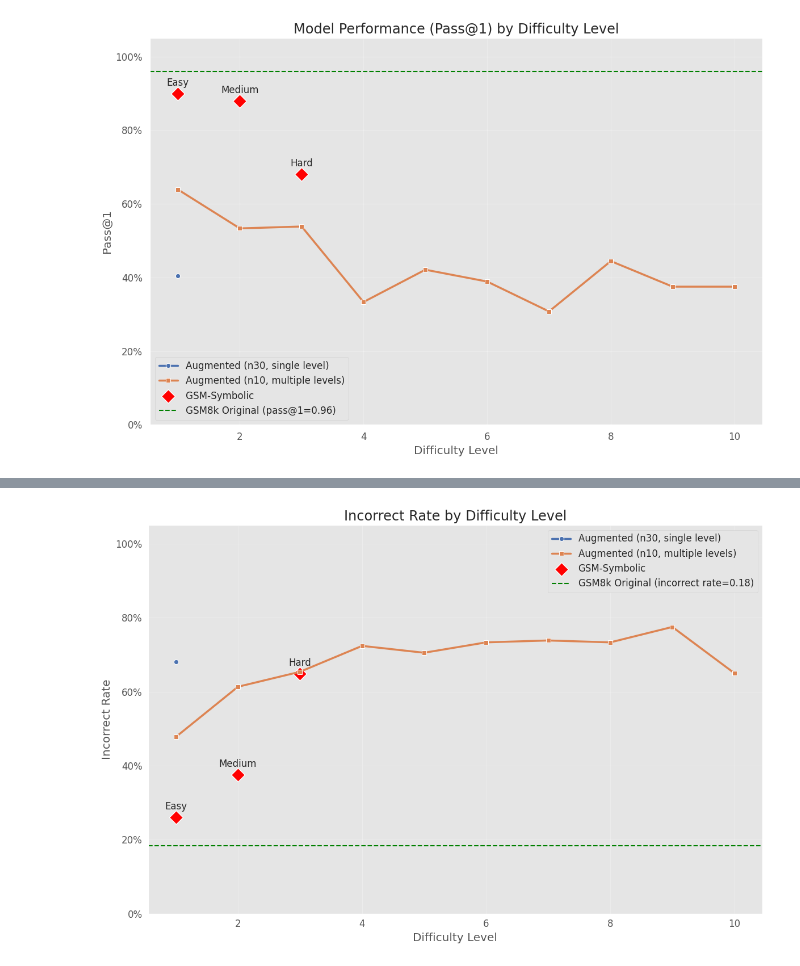
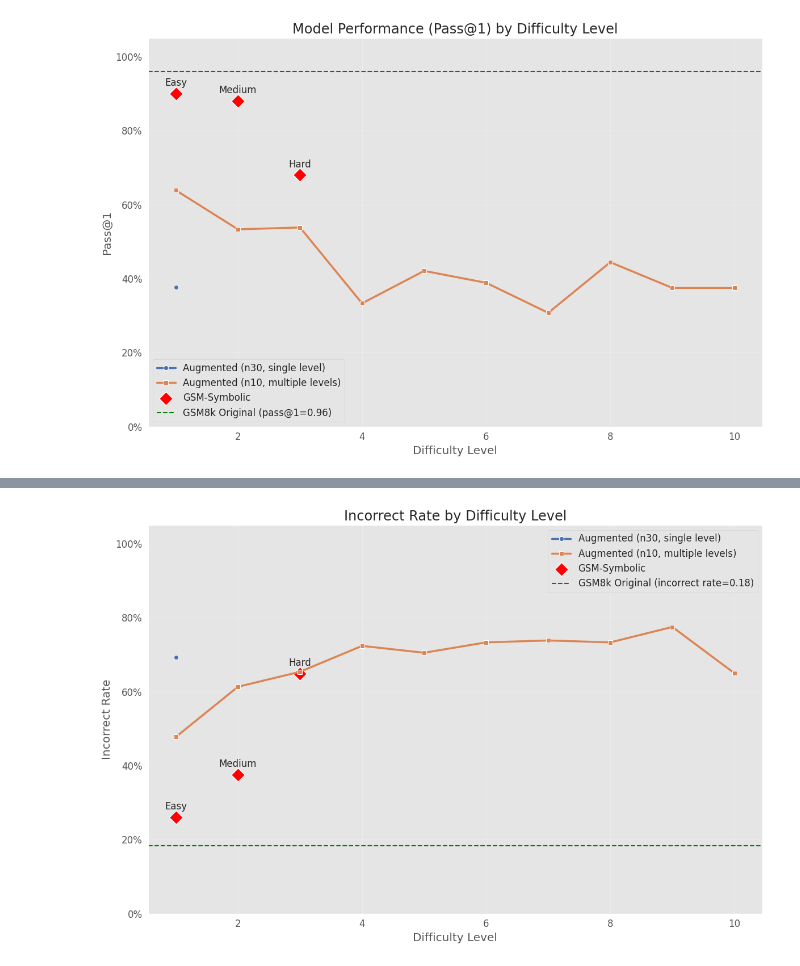
Before and after one commit to mannesm/complex-task-gen, a Jupyter notebook: actual_project/pipelines/eval/augmentation_evaluation.ipynb, the cells around one changed output, grey strips where cells are left out. Cells and saved outputs as stored; diff of their text form; code cells hidden in the pictures.

```diff
--- a/actual_project/pipelines/eval/augmentation_evaluation.ipynb
+++ b/actual_project/pipelines/eval/augmentation_evaluation.ipynb
@@ -0,0 +1,38 @@
+# %%
+# Load all datasets
+file_paths = [
+    '/gpfs/home6/mmokkenstorm/augmented_datasets/n30/augmented_best_eval_result_len_42.csv',
+    '/gpfs/home6/mmokkenstorm/augmented_datasets/n10_gsm8k_eval/augmented_best_eval_result_len_188.csv',
+    '/gpfs/home6/mmokkenstorm/augmented_datasets/n30/selected_easy_eval_result_len_50.csv',
+    '/gpfs/home6/mmokkenstorm/augmented_datasets/n30/selected_gsm8k_eval_result_len_50.csv',
+    '/gpfs/home6/mmokkenstorm/augmented_datasets/n30/selected_hard_eval_result_len_50.csv',
+    '/gpfs/home6/mmokkenstorm/augmented_datasets/n30/selected_medium_eval_result_len_50.csv',
+    '/gpfs/home6/mmokkenstorm/augmented_datasets/n30/df_n256_all_eval_result_len_10350.csv',
+    '/gpfs/home6/mmokkenstorm/augmented_datasets/n30/df_n256_best_eval_result_len_48.csv'
+]
+
+# Create better names for visualization
+dataset_names = {
+    'augmented_best_eval_result_len_42': 'Augmented (n30, level 1)',
+    'augmented_best_eval_result_len_188': 'Augmented (n10, levels 1-10)',
+    'selected_easy_eval_result_len_50': 'GSM-Symbolic Easy',
+    'selected_gsm8k_eval_result_len_50': 'GSM8k Original',
+    'selected_hard_eval_result_len_50': 'GSM-Symbolic Hard',
+    'selected_medium_eval_result_len_50': 'GSM-Symbolic Medium',
+    'df_n256_all_eval_result_len_10350': 'Augmented (n256, level 1)',
+    'df_n256_best_eval_result_len_48': 'Augmented (n256, level 1, all)'
+}
+
+# Load all datasets
+dataframes = {}
+for file_path in file_paths:
+    df_name = file_path.split('/')[-1].replace('.csv', '')
+    df = pd.read_csv(file_path)
+
+    # Convert string representations of lists to actual lists where needed
+    for col in ['predictions', 'correct_predictions', 'extracted_answers']:
+        if col in df.columns and isinstance(df[col].iloc[0], str):
+            df[col] = df[col].apply(eval)
+
+    dataframes[df_name] = df
+    print(f"Loaded {df_name} with {len(df)} rows")
@@ -77,7 +114,7 @@ plt.rcParams.update({'font.size': 12})
 plt.figure(figsize=(12, 8))
 
 # For both augmented datasets
-n30_df = dataframes['augmented_best_eval_result_len_42']
+n30_df = dataframes['df_n256_all_eval_result_len_10350']
 n10_levels_df = dataframes['augmented_best_eval_result_len_188']
 
 # For the n30 dataset (single level)
@@ -102,31 +139,31 @@ for idx, (name, level) in enumerate([('selected_easy_eval_result_len_50', 'Easy'
     gsm_symbolic_data.append({'level': idx+1, 'pass_at_k': avg_performance, 'difficulty': level})
 
 gsm_symbolic_df = pd.DataFrame(gsm_symbolic_data)
 sns.scatterplot(data=gsm_symbolic_df, x='level', y='pass_at_k', s=150,
                 marker='D', label='GSM-Symbolic', color='red')
 
 # Add original GSM8k performance as a reference line
 orig_performance = dataframes['selected_gsm8k_eval_result_len_50']['pass_at_k'].mean()
 plt.axhline(y=orig_performance, linestyle='--', color='green',
             label=f'GSM8k Original (pass@1={orig_performance:.2f})')
 
 # Annotate GSM-Symbolic points
 for _, row in gsm_symbolic_df.iterrows():
     plt.annotate(row['difficulty'],
                  (row['level'], row['pass_at_k']),
                  textcoords="offset points",
                  xytext=(0,10),
                  ha='center')
 
 plt.title('Model Performance (Pass@1) by Difficulty Level')
 plt.xlabel('Difficulty Level')
 plt.ylabel('Pass@1')
 plt.ylim(0, 1.05)
 plt.gca().yaxis.set_major_formatter(PercentFormatter(1.0))
 plt.grid(True, alpha=0.3)
 plt.legend()
 plt.tight_layout()
 plt.savefig('level_vs_pass_at_1.png', dpi=300)
 plt.show()
 # %% [output]
-[figure, old version]
+[figure, new version]
```
Also changed, not shown: parts of 15 cells of this notebook, 9 other files.
